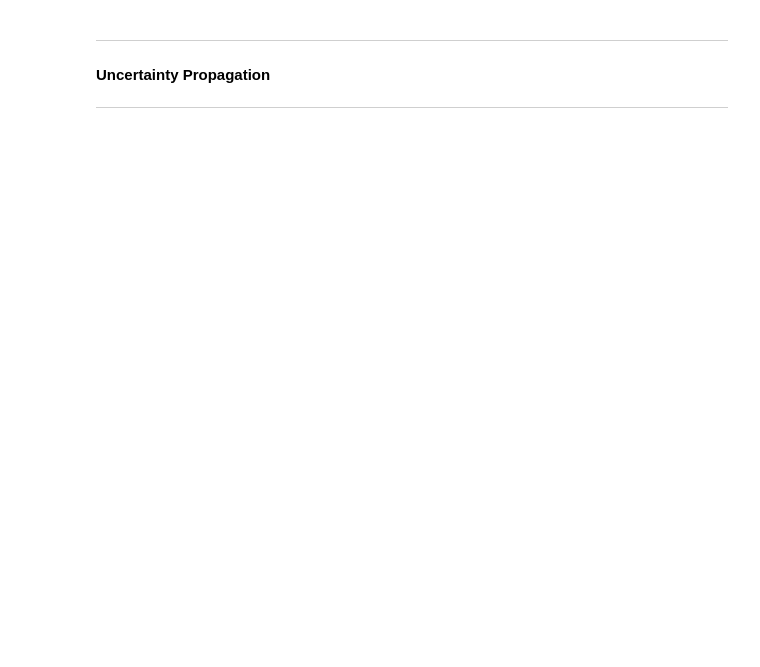
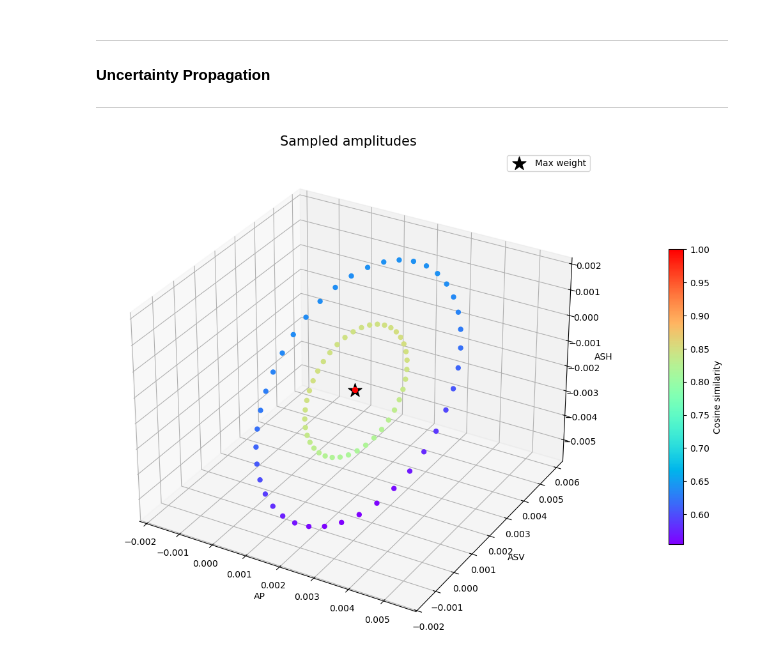
Before and after one commit to victoragaba/SURG-Mars, a Jupyter notebook: src/testing.ipynb, the cells around one changed output. Saved outputs shown, nothing was run; the diff lists cells and outputs as text; code cells hidden in the pictures; blank space fills up the shorter version.

```diff
--- a/src/testing.ipynb
+++ b/src/testing.ipynb
@@ -143,0 +131,8 @@ inv_model.plot_tp_axes(azim=170, elev=15, half=False)
+# %%
+dd, num_samples = 9, 90
+# dd, num_samples = 30, 15  # debugging
+inv_model.init_uncertainty()
+inv_model.sample_amplitudes(dd, num_samples)
+inv_model.plot_sampled_amplitudes(cmap='rainbow', s=25)
+# %% [output]
+[figure, added]
```
Also changed, not shown: parts of 13 cells of this notebook, 14 other files.
